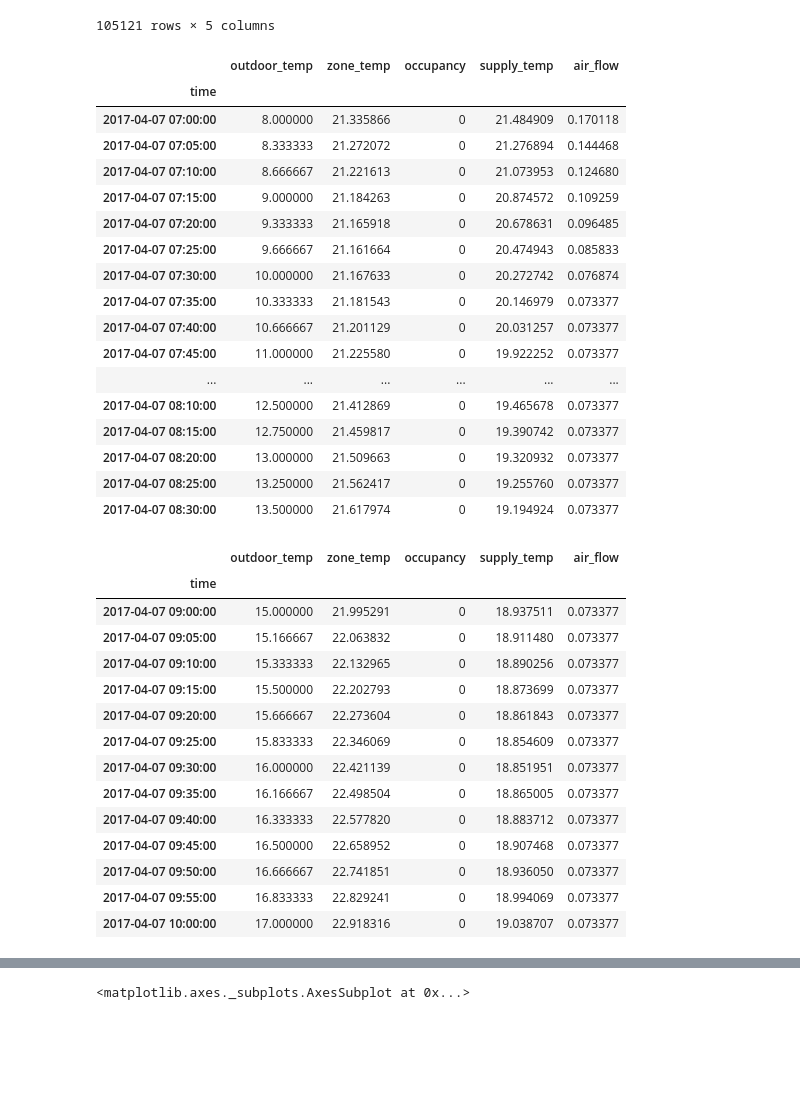
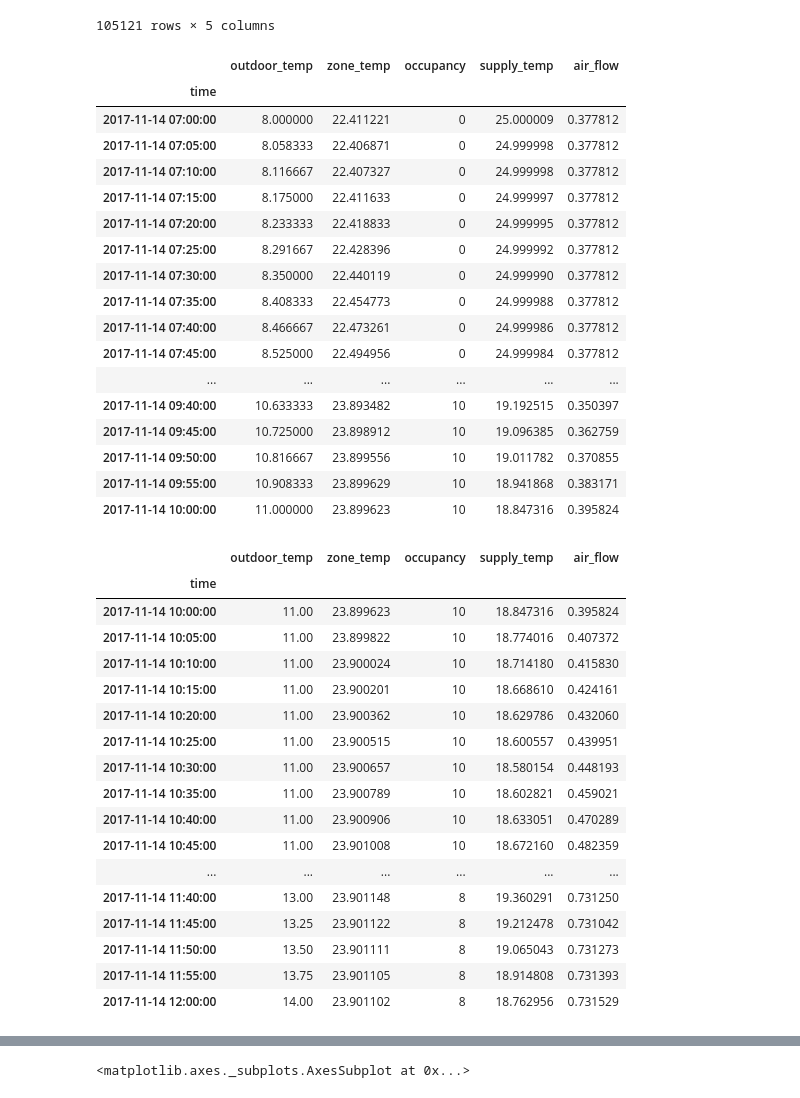
Before and after one commit to devkumar07/Automatic-Building-Fault-Diagnostic-System-Using-Smartphone-Research, a Jupyter notebook: Model.ipynb, the cells around one changed output, grey strips where cells are left out. Saved outputs shown, nothing was run; the diff lists cells and outputs as text; code cells hidden in the pictures; blank space fills up the shorter version.

```diff
--- a/Model.ipynb
+++ b/Model.ipynb
@@ -25,46 +25,49 @@ data
 | 2018-01-01 00:00:00 | 6.000 | 22.983374 | 0 | 25.000004 | 0.733767 |
 105121 rows × 5 columns
 # %%
-train_data = data.loc['2017-04-07 07:00:00':'2017-04-07 08:30:00']
+train_data = data.loc['2017-11-14 07:00:00':'2017-11-14 10:00:00']
 train_data
 # %% [output]
 |  | outdoor_temp | zone_temp | occupancy | supply_temp | air_flow |
 | time |  |  |  |  |  |
-| 2017-04-07 07:00:00 | 8.000000 | 21.335866 | 0 | 21.484909 | 0.170118 |
-| 2017-04-07 07:05:00 | 8.333333 | 21.272072 | 0 | 21.276894 | 0.144468 |
-| 2017-04-07 07:10:00 | 8.666667 | 21.221613 | 0 | 21.073953 | 0.124680 |
-| 2017-04-07 07:15:00 | 9.000000 | 21.184263 | 0 | 20.874572 | 0.109259 |
-| 2017-04-07 07:20:00 | 9.333333 | 21.165918 | 0 | 20.678631 | 0.096485 |
-| 2017-04-07 07:25:00 | 9.666667 | 21.161664 | 0 | 20.474943 | 0.085833 |
-| 2017-04-07 07:30:00 | 10.000000 | 21.167633 | 0 | 20.272742 | 0.076874 |
-| 2017-04-07 07:35:00 | 10.333333 | 21.181543 | 0 | 20.146979 | 0.073377 |
-| 2017-04-07 07:40:00 | 10.666667 | 21.201129 | 0 | 20.031257 | 0.073377 |
-| 2017-04-07 07:45:00 | 11.000000 | 21.225580 | 0 | 19.922252 | 0.073377 |
+| 2017-11-14 07:00:00 | 8.000000 | 22.411221 | 0 | 25.000009 | 0.377812 |
+| 2017-11-14 07:05:00 | 8.058333 | 22.406871 | 0 | 24.999998 | 0.377812 |
+| 2017-11-14 07:10:00 | 8.116667 | 22.407327 | 0 | 24.999998 | 0.377812 |
+| 2017-11-14 07:15:00 | 8.175000 | 22.411633 | 0 | 24.999997 | 0.377812 |
+| 2017-11-14 07:20:00 | 8.233333 | 22.418833 | 0 | 24.999995 | 0.377812 |
+| 2017-11-14 07:25:00 | 8.291667 | 22.428396 | 0 | 24.999992 | 0.377812 |
+| 2017-11-14 07:30:00 | 8.350000 | 22.440119 | 0 | 24.999990 | 0.377812 |
+| 2017-11-14 07:35:00 | 8.408333 | 22.454773 | 0 | 24.999988 | 0.377812 |
+| 2017-11-14 07:40:00 | 8.466667 | 22.473261 | 0 | 24.999986 | 0.377812 |
+| 2017-11-14 07:45:00 | 8.525000 | 22.494956 | 0 | 24.999984 | 0.377812 |
 | ... | ... | ... | ... | ... | ... |
-| 2017-04-07 08:10:00 | 12.500000 | 21.412869 | 0 | 19.465678 | 0.073377 |
-| 2017-04-07 08:15:00 | 12.750000 | 21.459817 | 0 | 19.390742 | 0.073377 |
-| 2017-04-07 08:20:00 | 13.000000 | 21.509663 | 0 | 19.320932 | 0.073377 |
-| 2017-04-07 08:25:00 | 13.250000 | 21.562417 | 0 | 19.255760 | 0.073377 |
-| 2017-04-07 08:30:00 | 13.500000 | 21.617974 | 0 | 19.194924 | 0.073377 |
+| 2017-11-14 09:40:00 | 10.633333 | 23.893482 | 10 | 19.192515 | 0.350397 |
+| 2017-11-14 09:45:00 | 10.725000 | 23.898912 | 10 | 19.096385 | 0.362759 |
+| 2017-11-14 09:50:00 | 10.816667 | 23.899556 | 10 | 19.011782 | 0.370855 |
+| 2017-11-14 09:55:00 | 10.908333 | 23.899629 | 10 | 18.941868 | 0.383171 |
+| 2017-11-14 10:00:00 | 11.000000 | 23.899623 | 10 | 18.847316 | 0.395824 |
 # %%
-test_data = data.loc['2017-04-07 09:00:00':'2017-04-07 10:00:00']
+test_data = data.loc['2017-11-14 10:00:00':'2017-11-14 12:00:00']
 test_data
 # %% [output]
 |  | outdoor_temp | zone_temp | occupancy | supply_temp | air_flow |
 | time |  |  |  |  |  |
-| 2017-04-07 09:00:00 | 15.000000 | 21.995291 | 0 | 18.937511 | 0.073377 |
-| 2017-04-07 09:05:00 | 15.166667 | 22.063832 | 0 | 18.911480 | 0.073377 |
-| 2017-04-07 09:10:00 | 15.333333 | 22.132965 | 0 | 18.890256 | 0.073377 |
-| 2017-04-07 09:15:00 | 15.500000 | 22.202793 | 0 | 18.873699 | 0.073377 |
-| 2017-04-07 09:20:00 | 15.666667 | 22.273604 | 0 | 18.861843 | 0.073377 |
-| 2017-04-07 09:25:00 | 15.833333 | 22.346069 | 0 | 18.854609 | 0.073377 |
-| 2017-04-07 09:30:00 | 16.000000 | 22.421139 | 0 | 18.851951 | 0.073377 |
-| 2017-04-07 09:35:00 | 16.166667 | 22.498504 | 0 | 18.865005 | 0.073377 |
-| 2017-04-07 09:40:00 | 16.333333 | 22.577820 | 0 | 18.883712 | 0.073377 |
-| 2017-04-07 09:45:00 | 16.500000 | 22.658952 | 0 | 18.907468 | 0.073377 |
-| 2017-04-07 09:50:00 | 16.666667 | 22.741851 | 0 | 18.936050 | 0.073377 |
-| 2017-04-07 09:55:00 | 16.833333 | 22.829241 | 0 | 18.994069 | 0.073377 |
-| 2017-04-07 10:00:00 | 17.000000 | 22.918316 | 0 | 19.038707 | 0.073377 |
+| 2017-11-14 10:00:00 | 11.00 | 23.899623 | 10 | 18.847316 | 0.395824 |
+| 2017-11-14 10:05:00 | 11.00 | 23.899822 | 10 | 18.774016 | 0.407372 |
+| 2017-11-14 10:10:00 | 11.00 | 23.900024 | 10 | 18.714180 | 0.415830 |
+| 2017-11-14 10:15:00 | 11.00 | 23.900201 | 10 | 18.668610 | 0.424161 |
+| 2017-11-14 10:20:00 | 11.00 | 23.900362 | 10 | 18.629786 | 0.432060 |
+| 2017-11-14 10:25:00 | 11.00 | 23.900515 | 10 | 18.600557 | 0.439951 |
+| 2017-11-14 10:30:00 | 11.00 | 23.900657 | 10 | 18.580154 | 0.448193 |
+| 2017-11-14 10:35:00 | 11.00 | 23.900789 | 10 | 18.602821 | 0.459021 |
+| 2017-11-14 10:40:00 | 11.00 | 23.900906 | 10 | 18.633051 | 0.470289 |
+| 2017-11-14 10:45:00 | 11.00 | 23.901008 | 10 | 18.672160 | 0.482359 |
+| ... | ... | ... | ... | ... | ... |
+| 2017-11-14 11:40:00 | 13.00 | 23.901148 | 8 | 19.360291 | 0.731250 |
+| 2017-11-14 11:45:00 | 13.25 | 23.901122 | 8 | 19.212478 | 0.731042 |
+| 2017-11-14 11:50:00 | 13.50 | 23.901111 | 8 | 19.065043 | 0.731273 |
+| 2017-11-14 11:55:00 | 13.75 | 23.901105 | 8 | 18.914808 | 0.731393 |
+| 2017-11-14 12:00:00 | 14.00 | 23.901102 | 8 | 18.762956 | 0.731529 |
 # %%
 import matplotlib.pyplot as plt
 import matplotlib.dates as mdates
```
Also changed, not shown: parts of 19 cells of this notebook, 4 other files.
